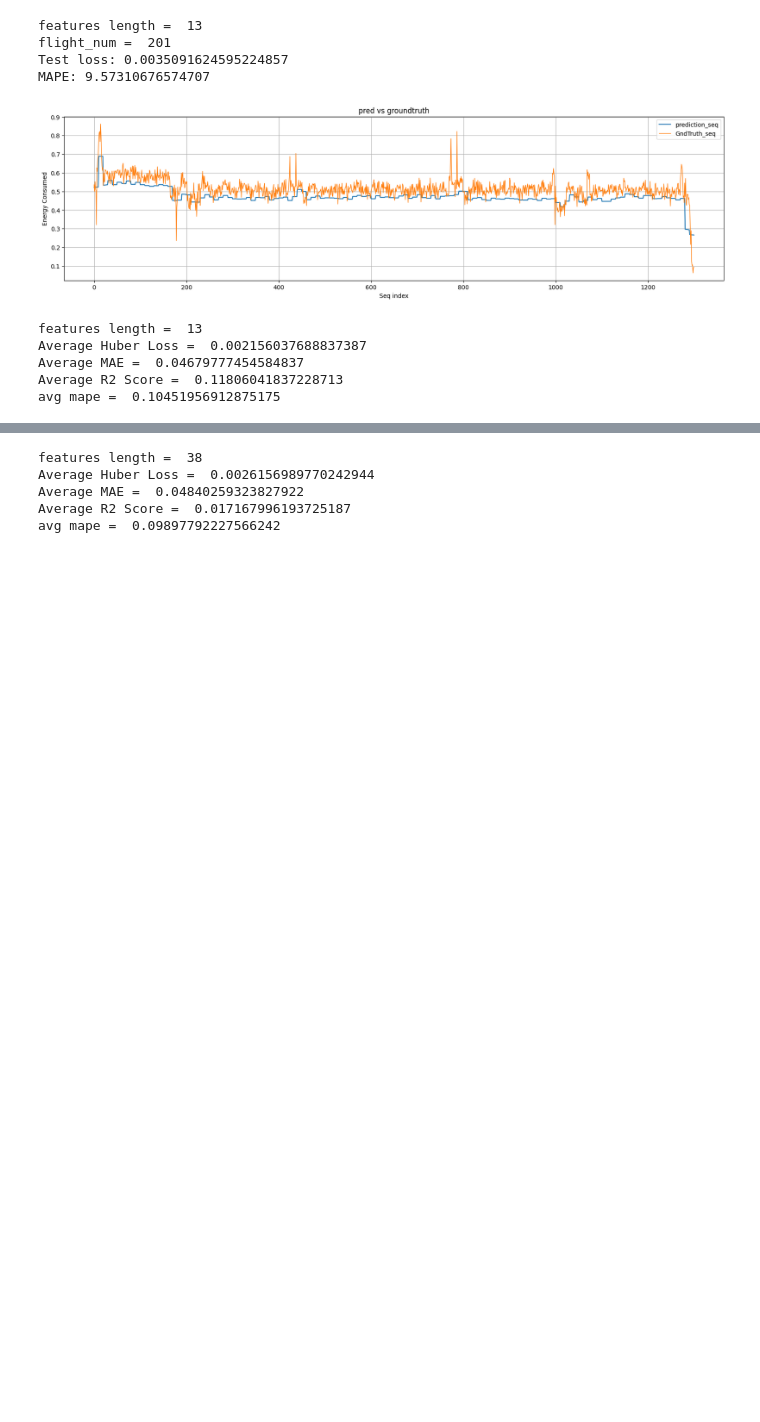
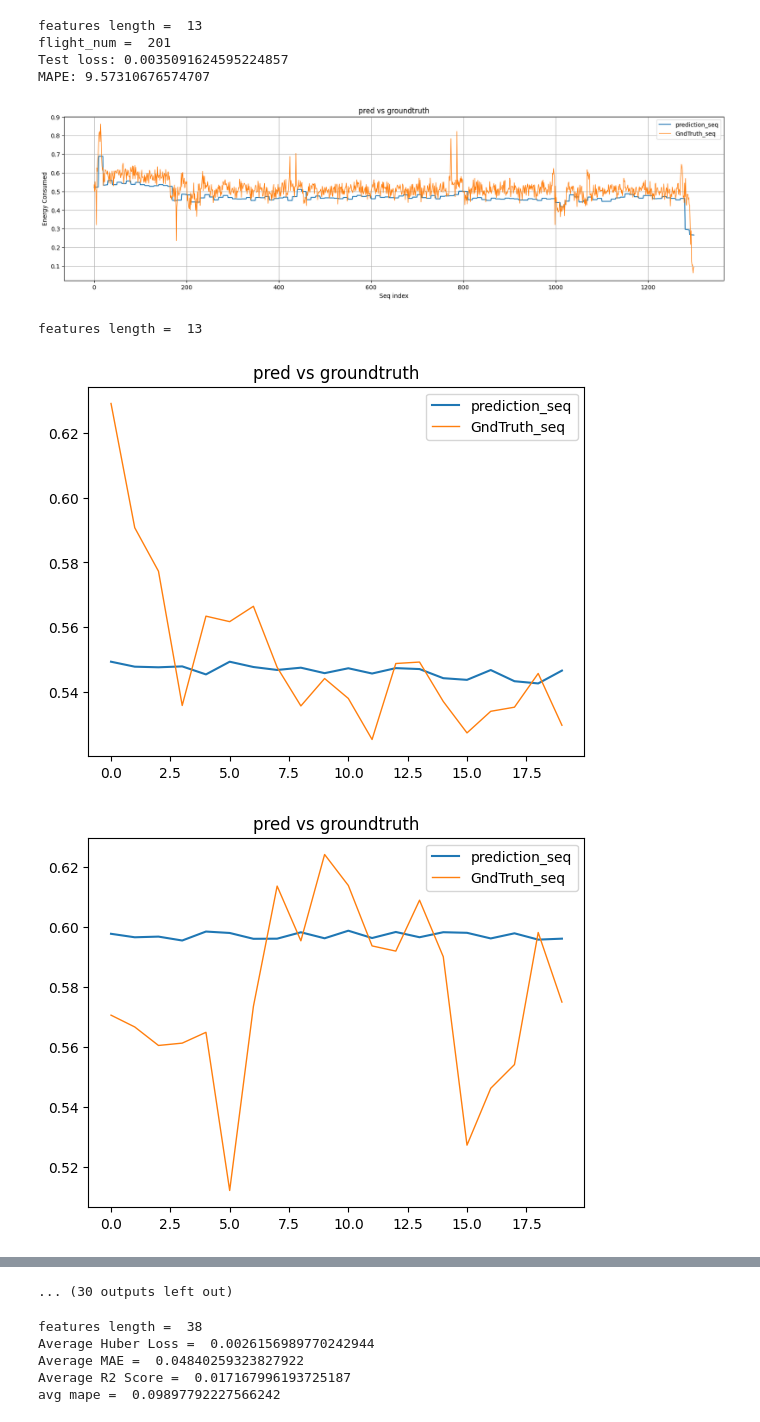
Before and after one commit to LeoLi23/553-ev-project, a Jupyter notebook: Archieve/DeepTCN_v5.ipynb, the cells around one changed output, grey strips where cells are left out. Drawn from its saved outputs; the diff is of its cells as text; code cells hidden in the pictures; blank space fills up the shorter version.

Commit message:
model for cov/non-cov created

```diff
--- a/Archieve/DeepTCN_v5.ipynb
+++ b/Archieve/DeepTCN_v5.ipynb
@@ -389,6 +393,6 @@ TODO:
 # %%
 # Load the data
-flights = pd.read_csv("flights.csv")
+flights = pd.read_csv("../flights.csv")
 selected_features = ['payload', 'wind_speed', 'wind_angle', 'linear_acceleration_x', 'linear_acceleration_y', 'linear_acceleration_z', 'power']
 data, train_loader, val_loader, test_loader, d_split = get_data_loaders(data=flights,
                                                                         features=selected_features,
@@ -520,7 +555,7 @@ Validation MAPE: 87.41724253013828
 Early stopping triggered. Loading best model from epoch 4
 Best Validation MAPE: 42.95115445531432 at Epoch: 4
 # %%
-model.load_state_dict(torch.load('/content/DeepTCN_best_model.pt', map_location=torch.device('cpu')))
+model.load_state_dict(torch.load('DeepTCN_selected_best_model_40_20.pt', map_location=torch.device('cpu')))
 # %% [output]
 <All keys matched successfully>
 # %%
@@ -765,36 +800,40 @@ for flight_num in d_split['test']:
         outputs = model(historical_features, covariates)
         targets = output_seq
 
         mape = torch.mean(torch.abs((targets - outputs) / (targets + 1e-8)))
         #print(f"MAPE: {mape.item()}")
         mape_list.append(mape.item())
 
         # Calculate Huber loss
         huber_loss = huber_loss_function(outputs, targets)
         huber_loss_list.append(huber_loss.item())
 
         # Calculate MAE
         mae = mae_loss_function(outputs, targets)
         mae_list.append(mae.item())
 
         # Calculate R2 Score
         # Note: Convert tensors to numpy arrays for sklearn metrics
         outputs_np = outputs.cpu().detach().numpy()
         targets_np = targets.cpu().detach().numpy()
-        r2 = r2_score(targets_np, outputs_np)
-        r2_score_list.append(r2)
+        r2 = r2_score(targets_np.T, outputs_np.T, multioutput='raw_values')
+        r2_score_list.extend(list(r2))
+
+        plt.plot(outputs_np[0], label='prediction_seq')
+        plt.plot(targets_np[0], label='GndTruth_seq', linewidth=1.0)
+        plt.title('pred vs groundtruth')
+        plt.legend()
+        plt.show()
 
 avg_huber_loss = sum(huber_loss_list) / len(huber_loss_list)
 avg_mae = sum(mae_list) / len(mae_list)
 avg_r2_score = sum(r2_score_list) / len(r2_score_list)
 
 print("Average Huber Loss = ", avg_huber_loss)
 print("Average MAE = ", avg_mae)
 print("Average R2 Score = ", avg_r2_score)
 print("avg mape = ", sum(mape_list) / len(mape_list))
 # %% [output]
 features length =  13
-Average Huber Loss =  0.002156037688837387
-Average MAE =  0.04679777454584837
-Average R2 Score =  0.11806041837228713
-avg mape =  0.10451956912875175
+[figure, added]
+[figure, added]
@@ -801,3 +849,4 @@ avg mape =  0.10451956912875175
+... (30 outputs left out)
 # %%
 import random
 import numpy as np
```
Also changed, not shown: parts of 4 cells of this notebook, 6 other files.
